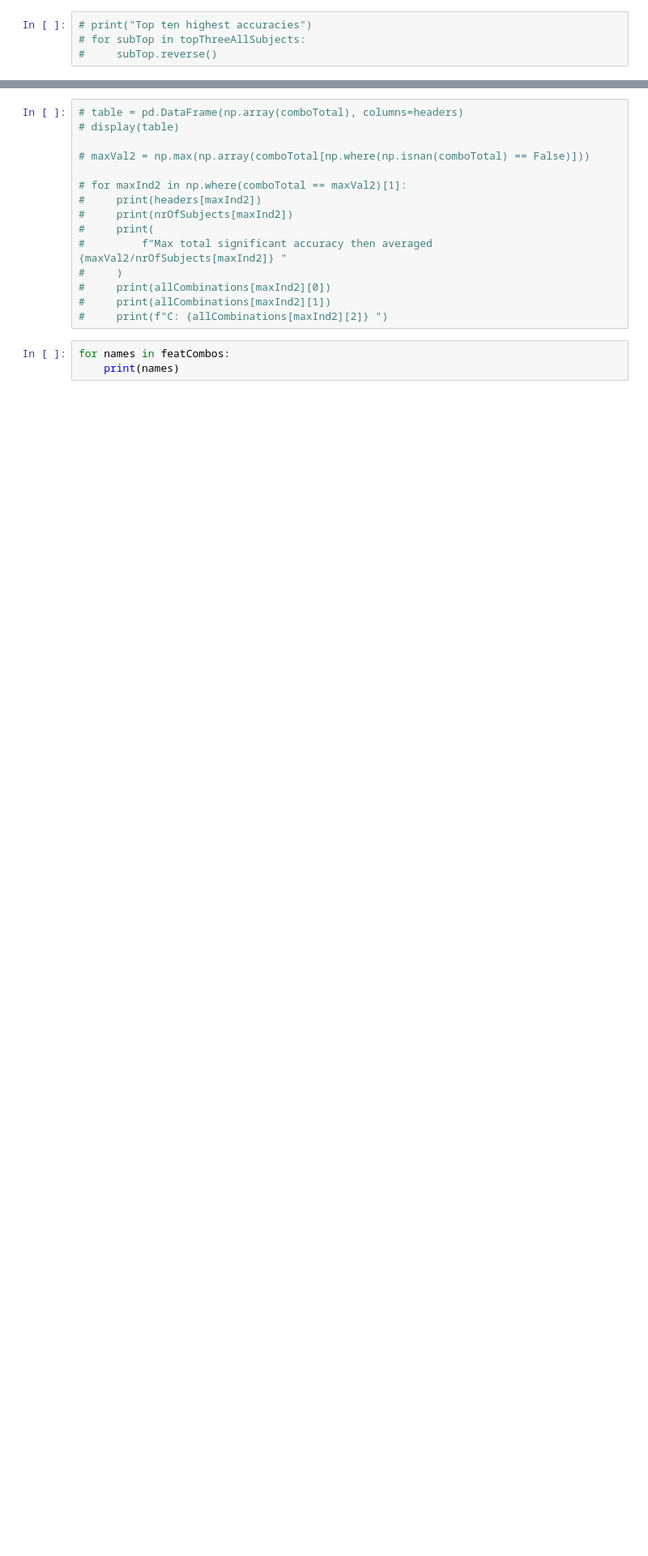
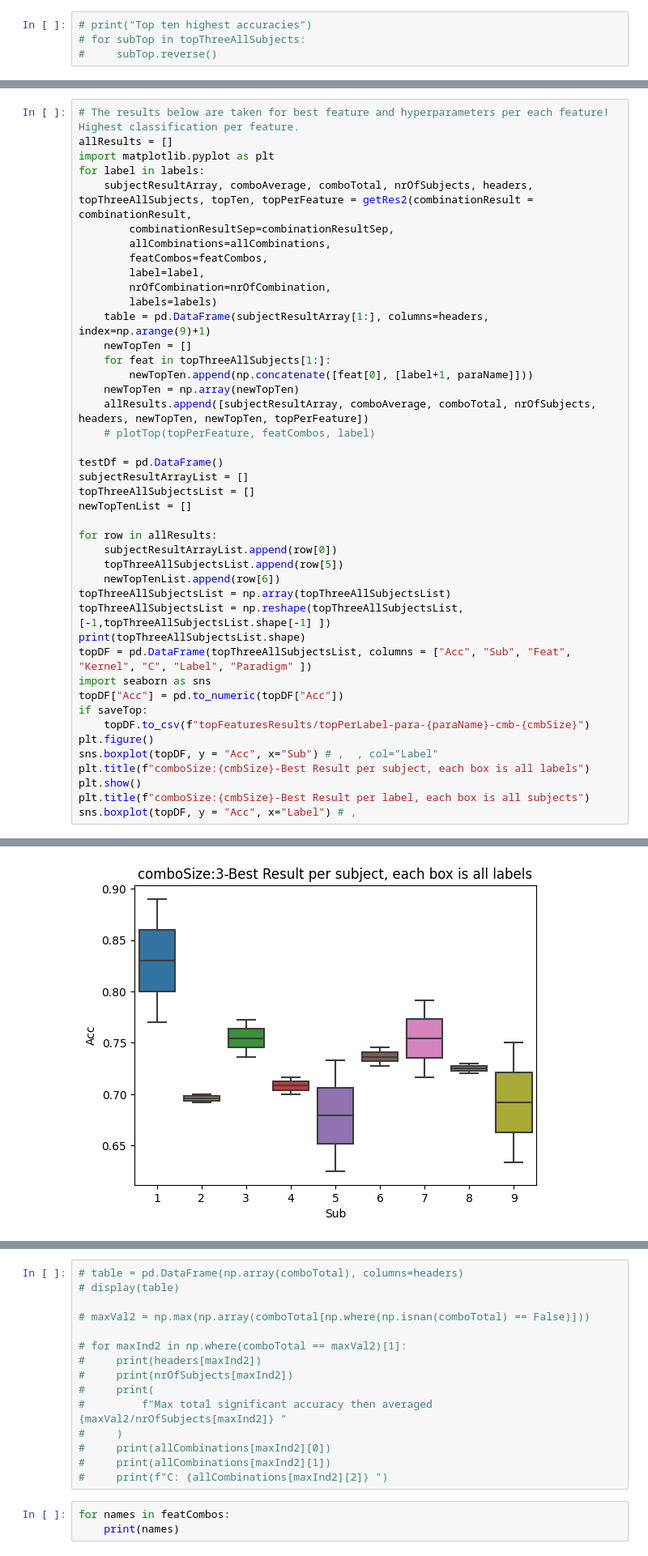
Before and after one commit to JuliaAlmaLuna/InnerSpeechEEGDecoding, a Jupyter notebook: makeTables.ipynb, the cells around one changed output, grey strips where cells are left out. Shown at 81% size. Saved outputs shown, nothing was run; the diff lists cells and outputs as text; blank space fills up the shorter version.

```diff
--- a/makeTables.ipynb
+++ b/makeTables.ipynb
@@ -683,0 +891,44 @@ sigmoid
+# %%
+# The results below are taken for best feature and hyperparameters per each feature! Highest classification per feature.
+allResults = []
+import matplotlib.pyplot as plt
+for label in labels:
+    subjectResultArray, comboAverage, comboTotal, nrOfSubjects, headers, topThreeAllSubjects, topTen, topPerFeature = getRes2(combinationResult = combinationResult,
+        combinationResultSep=combinationResultSep,
+        allCombinations=allCombinations,
+        featCombos=featCombos,
+        label=label,
+        nrOfCombination=nrOfCombination,
+        labels=labels)
+    table = pd.DataFrame(subjectResultArray[1:], columns=headers, index=np.arange(9)+1)
+    newTopTen = []
+    for feat in topThreeAllSubjects[1:]:
+        newTopTen.append(np.concatenate([feat[0], [label+1, paraName]]))
+    newTopTen = np.array(newTopTen)
+    allResults.append([subjectResultArray, comboAverage, comboTotal, nrOfSubjects, headers, newTopTen, newTopTen, topPerFeature])
+    # plotTop(topPerFeature, featCombos, label)
+
+testDf = pd.DataFrame()
+subjectResultArrayList = []
+topThreeAllSubjectsList = []
+newTopTenList = []
+
+for row in allResults:
+    subjectResultArrayList.append(row[0])
+    topThreeAllSubjectsList.append(row[5])
+    newTopTenList.append(row[6])
+topThreeAllSubjectsList = np.array(topThreeAllSubjectsList)
+topThreeAllSubjectsList = np.reshape(topThreeAllSubjectsList, [-1,topThreeAllSubjectsList.shape[-1] ])
+print(topThreeAllSubjectsList.shape)
+topDF = pd.DataFrame(topThreeAllSubjectsList, columns = ["Acc", "Sub", "Feat", "Kernel", "C", "Label", "Paradigm" ])
+import seaborn as sns
+topDF["Acc"] = pd.to_numeric(topDF["Acc"])
+if saveTop:
+    topDF.to_csv(f"topFeaturesResults/topPerLabel-para-{paraName}-cmb-{cmbSize}")
+plt.figure()
+sns.boxplot(topDF, y = "Acc", x="Sub") # ,  , col="Label"
+plt.title(f"comboSize:{cmbSize}-Best Result per subject, each box is all labels")
+plt.show()
+plt.title(f"comboSize:{cmbSize}-Best Result per label, each box is all subjects")
+sns.boxplot(topDF, y = "Acc", x="Label") # ,
+# %% [output]
@@ -683,0 +936 @@ sigmoid
+[figure, added]
```
Also changed, not shown: parts of 20 cells of this notebook, 20 other files.
